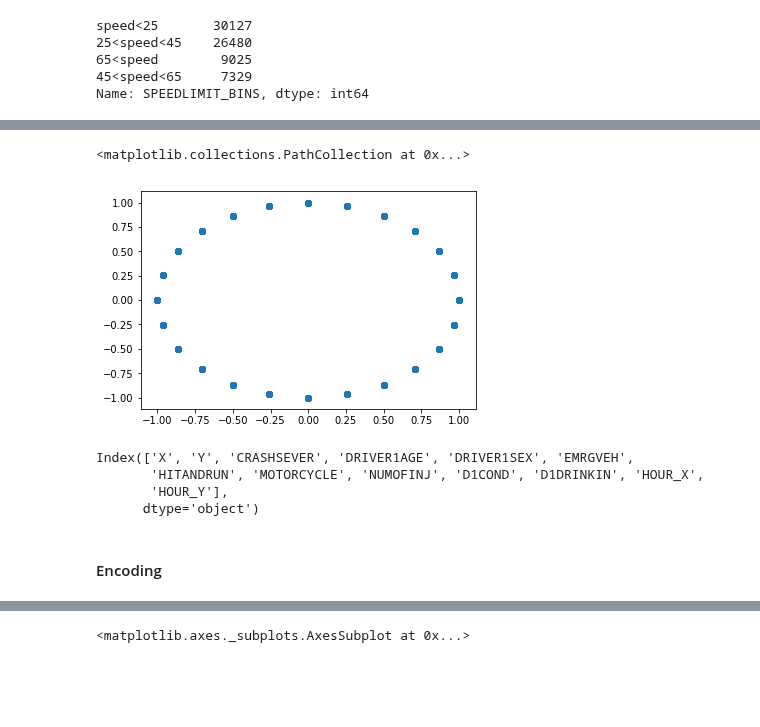
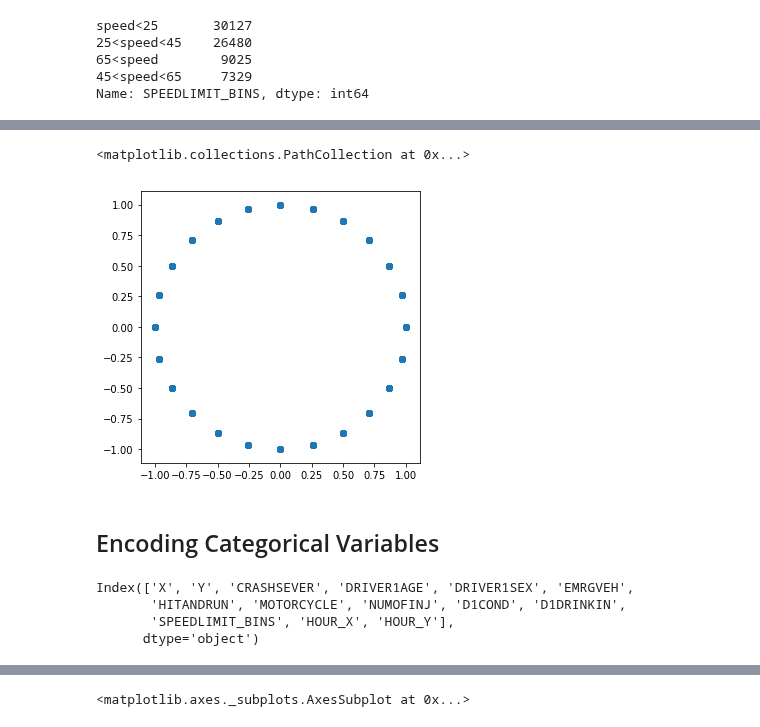
Before and after one commit to collinprather/Big-Data-Ignite-2018, a Jupyter notebook: Preprocessing_3.ipynb, the cells around one changed output, grey strips where cells are left out. Drawn from its saved outputs; the diff is of its cells as text; code cells hidden in the pictures; blank space fills up the shorter version.

```diff
--- a/Preprocessing_3.ipynb
+++ b/Preprocessing_3.ipynb
@@ -113,4 +78,0 @@ crash = crash.drop(['D2DRINKIN', 'D3DRINKIN'], axis=1)
-# %%
-'''# drop all rows with missing age for driver 1
-missing_age1 = crash.DRIVER1AGE[crash.DRIVER1AGE > 100]
-crash = crash.drop(missing_age1.index, axis=0)'''
@@ -149,7 +78,0 @@ Name: DRIVER1SEX, dtype: int64
-# %%
-# Realized that... it is very important NOT to drop the unknowns. Think about it... if it is a hit and run,
-# we probably wouldn't know the sex of the driver, right? Leave this as its own category.
-
-'''# drop all rows with missing sex for driver 1
-missing_sex1 = crash.DRIVER1SEX[crash.DRIVER1SEX == "U"]
-crash = crash.drop(missing_sex1.index, axis=0)'''
@@ -284,8 +82,8 @@ Name: NUMOFVEHIC, dtype: int64
 bins = [0, 25, 45, 65, 100]
 labels = ['speed<25', '25<speed<45', '45<speed<65', '65<speed']
 crash['SPEEDLIMIT_BINS'] = pd.cut(crash['SPEEDLIMIT'], bins=bins, labels=labels)
-
-#crash.groupby(['SPEEDLIMIT_BINS', 'ALCOHOL_INVOLVED'])['NUMOFVEHIC'].count()
+# Now drop the original 'SPEEDLIMIT' column to eliminate redundancy
+crash = crash.drop(['SPEEDLIMIT'], axis = 1)
 # %%
 crash['SPEEDLIMIT_BINS'].value_counts()
 # %% [output]
@@ -343,5 +94,0 @@ Index(['X', 'Y', 'BIKE', 'CRASHSEVER', 'CRASHTYPE', 'D1COND', 'D1DRINKIN',
-# %%
-crash = crash[['X', 'Y', 'CRASHSEVER', 'DRIVER1AGE',
-       'DRIVER1SEX', 'EMRGVEH', 'HITANDRUN', 'HOUR',
-          'MOTORCYCLE', 'NUMOFINJ', 'D1COND', 'D1DRINKIN']]
-#y = crash['D1DRINKIN']
@@ -384,22 +102,24 @@ crash['HOUR_X']=np.sin(2. * np.pi * crash.HOUR / 24.)
 crash['HOUR_Y']=np.cos(2. * np.pi * crash.HOUR / 24.)
 # %%
 # Hence, the time of day is now cyclic (just as in reality)
+plt.figure(figsize = (5,5))
 plt.scatter(crash.HOUR_X, crash.HOUR_Y)
 # %% [output]
 <matplotlib.collections.PathCollection at 0x...>
-[figure, old version]
+[figure, new version]
 # %%
 # Now that we have our two 'HOUR_X' and 'HOUR_Y' coords, we drop the original "HOUR" feature
 crash = crash.drop(['HOUR'], axis=1)
-# %%
-crash.columns
-# %% [output]
-Index(['X', 'Y', 'CRASHSEVER', 'DRIVER1AGE', 'DRIVER1SEX', 'EMRGVEH',
-       'HITANDRUN', 'MOTORCYCLE', 'NUMOFINJ', 'D1COND', 'D1DRINKIN', 'HOUR_X',
-       'HOUR_Y'],
-      dtype='object')
 # %% [markdown]
-#### Encoding
+## Encoding Categorical Variables
+# %%
+# Here are our current columns
+crash.columns
+# %% [output]
+Index(['X', 'Y', 'CRASHSEVER', 'DRIVER1AGE', 'DRIVER1SEX', 'EMRGVEH',
+       'HITANDRUN', 'MOTORCYCLE', 'NUMOFINJ', 'D1COND', 'D1DRINKIN',
+       'SPEEDLIMIT_BINS', 'HOUR_X', 'HOUR_Y'],
+      dtype='object')
 # %%
 dummies = pd.get_dummies(crash[['CRASHSEVER', 'DRIVER1SEX',
                             'EMRGVEH', 'HITANDRUN',
```
Also changed, not shown: parts of 69 cells of this notebook, 1 other file.
